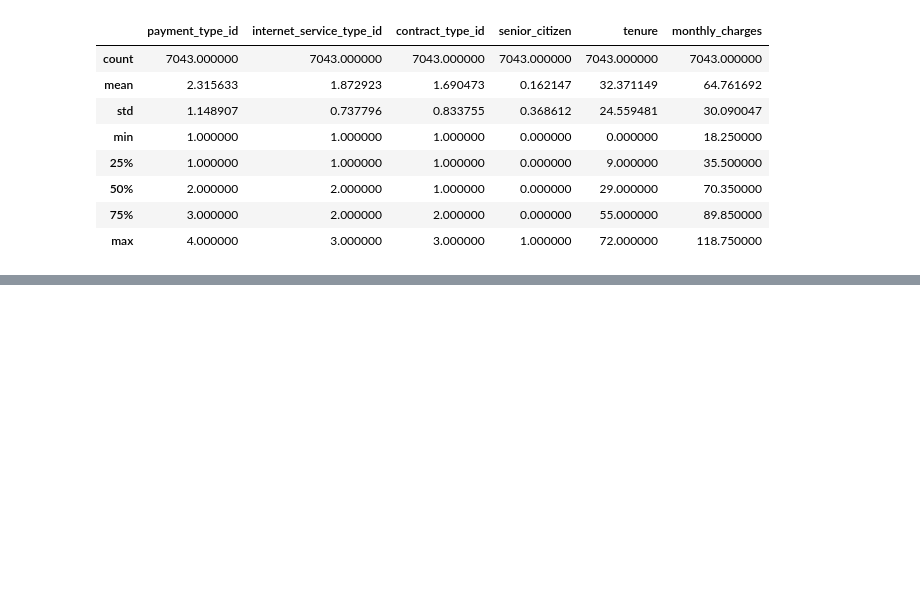
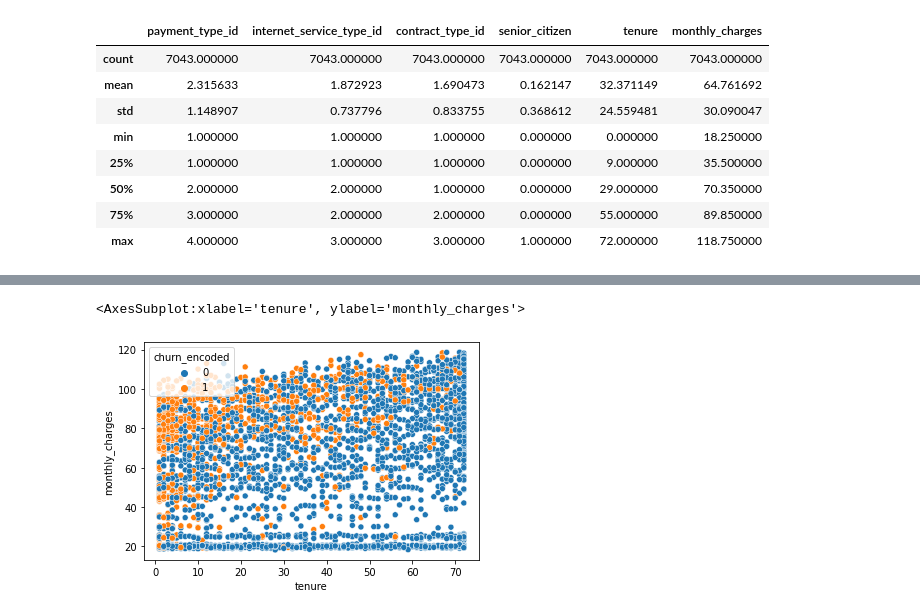
Before and after one commit to tim-keriazes/telco_project, a Jupyter notebook: telco_churn_notebook.ipynb, the cells around one changed output, grey strips where cells are left out. Cells and saved outputs as stored; diff of their text form; code cells hidden in the pictures; blank space fills up the shorter version.

```diff
--- a/telco_churn_notebook.ipynb
+++ b/telco_churn_notebook.ipynb
@@ -200,0 +215,6 @@ train.head()
+# %%
+# Hue can hold a categorical or a continuous (recommend for categorical)
+sns.scatterplot(x="tenure", y="monthly_charges", hue="churn_encoded", data=train)
+# %% [output]
+<AxesSubplot:xlabel='tenure', ylabel='monthly_charges'>
+[figure, added]
```
Also changed, not shown: parts of 26 cells of this notebook.
